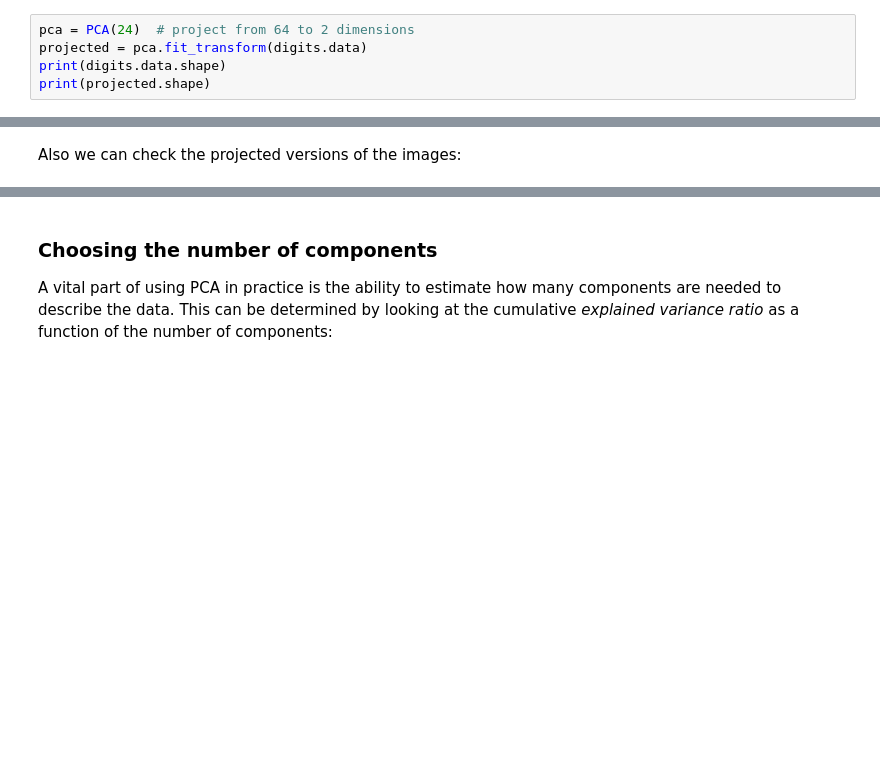
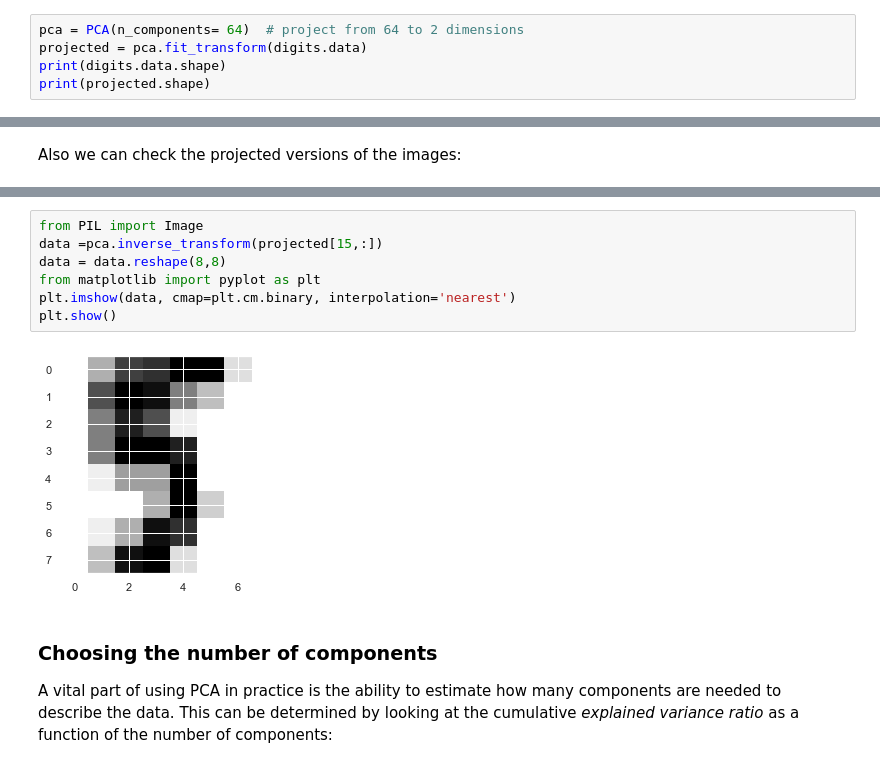
Before and after one commit to learn-co-students/dc-ds-021720, a Jupyter notebook: mod-4/week-1/day-1-PCA/Principal-Component-Analysis-I_before_class.ipynb, the cells around one changed output, grey strips where cells are left out. Saved outputs shown, nothing was run; the diff lists cells and outputs as text; blank space fills up the shorter version.

```diff
--- a/mod-4/week-1/day-1-PCA/Principal-Component-Analysis-I_before_class.ipynb
+++ b/mod-4/week-1/day-1-PCA/Principal-Component-Analysis-I_before_class.ipynb
@@ -211,7 +228,7 @@ for i in range(64):
 # %% [output]
 [figure]
 # %%
-pca = PCA(24)  # project from 64 to 2 dimensions
+pca = PCA(n_components= 64)  # project from 64 to 2 dimensions
 projected = pca.fit_transform(digits.data)
 print(digits.data.shape)
 print(projected.shape)
@@ -252,3 +302,12 @@ plt.show()
+# %%
+from PIL import Image
+data =pca.inverse_transform(projected[15,:])
+data = data.reshape(8,8)
+from matplotlib import pyplot as plt
+plt.imshow(data, cmap=plt.cm.binary, interpolation='nearest')
+plt.show()
+# %% [output]
+[figure, added]
 # %% [markdown]
 ### Choosing the number of components
 
```
Also changed, not shown: parts of 13 cells of this notebook, 10 other files.
